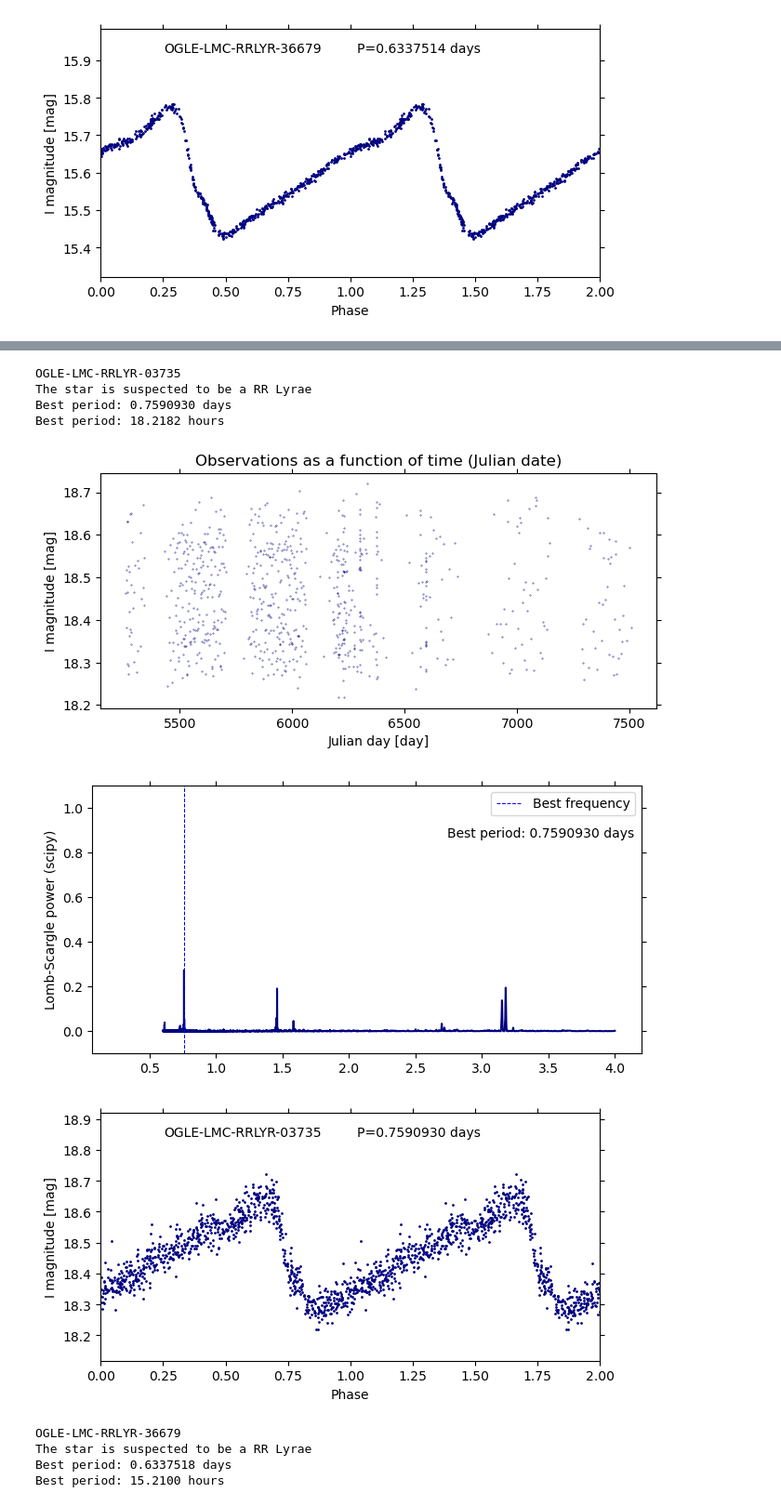
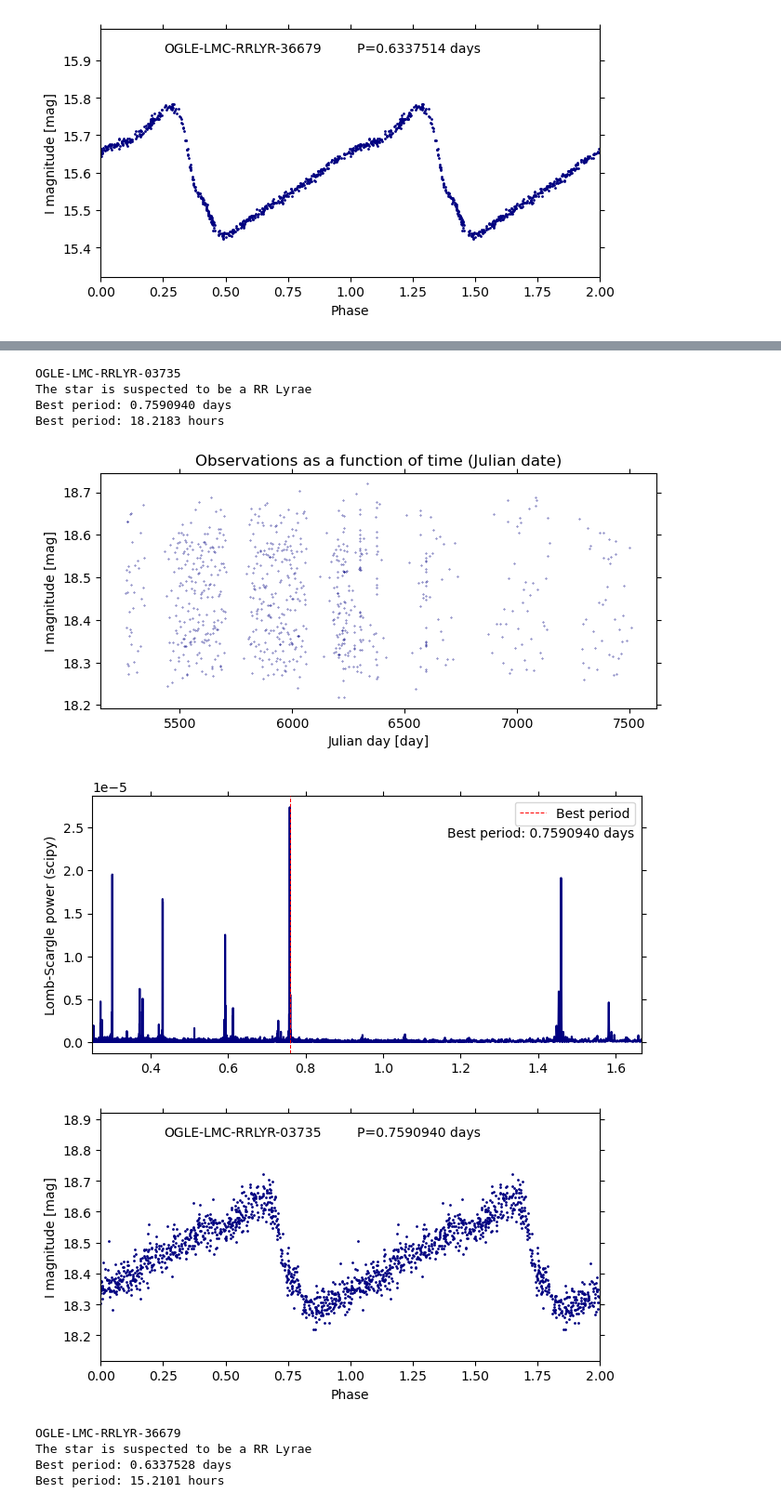
Before and after one commit to bertlem/variable_stars_classification, a Jupyter notebook: 01-Lomb-Scargle.ipynb, the cells around one changed output, grey strips where cells are left out. Shown at 93% size. Cells and saved outputs as stored; diff of their text form; code cells hidden in the pictures.

Commit message:
update plotting power spectrum (scipy flavour)

```diff
--- a/01-Lomb-Scargle.ipynb
+++ b/01-Lomb-Scargle.ipynb
@@ -155,7 +164,7 @@ def LombScarglePeriodogramm_scipy(lc, parameters):
 
     return ls, best_period, period_days, power
 # %%
-def plot_PowerSpectrum_astropy(frequency, power, parameters, star_ID):
+def plot_PowerSpectrum_astropy(frequency, power, parameters, star_ID, path_fig):
 
     # initialize the figure
     fig = plt.figure(figsize=(17.6*cm, 8.8*cm))
@@ -183,9 +192,10 @@ def plot_PowerSpectrum_astropy(frequency, power, parameters, star_ID):
     # finalize the figure
     fig.tight_layout()
     filename = 'PowerSpectrum_' + str(star_ID)+'.pdf'
-    fig.savefig(filename)
+    file = path_fig / str(filename)
+    fig.savefig(file)
 # %%
-def plot_PowerSpectrum_scipy(period, power, parameters, star_ID):
+def plot_PowerSpectrum_scipy(period, power, parameters, star_ID, path_fig):
 
     # initialize the figure
     fig = plt.figure(figsize=(17.6*cm, 8.8*cm))
@@ -195,25 +205,32 @@ def plot_PowerSpectrum_scipy(period, power, parameters, star_ID):
     ax.tick_params(axis='both', left=True, right=True, bottom=True, top=True, direction='out')
 
     (cd, fm, nf, minf, maxf, spp) = parameters
-    xmin = 0.07
-    xmax = 1.05 * maxf
+    xmin = period.min()
+    xtemp = period.max()
 
     best_period = period[np.argmax(power)]
     best_frequency = 1. / best_period
-    power = power*10000
 
+    # adjust x-axis limits
+    if best_period<10 and xtemp>2: # value adjusted to apply only to long period Cepheids
+        xmax = 0.1 * xtemp
+    elif best_period<30  and xtemp>2:
+        xmax = 0.33 * xtemp
+    else: xmax = xtemp
     ax.set_xlim(xmin,xmax)
-    ax.set_ylim(-0.1, 1.1)
+    # y-axis limits not set
+
     ax.plot(period, power, rasterized=True, color='navy')
 
-    ax.axvline(x = best_period, color = 'blue', linestyle = 'dashed', lw=0.75, label = 'Best frequency')
+    ax.axvline(x = best_period, color = 'red', linestyle = 'dashed', zorder=10, lw=0.75, label = 'Best period')
     ax.legend(loc = 'upper right')
     ax.annotate("Best period: {0:.7f} days".format(best_period), xy=(0.64, 0.77), xycoords='figure fraction')
 
     # finalize the figure
     fig.tight_layout()
     filename = 'PowerSpectrum_' + str(star_ID)+'.pdf'
-    fig.savefig(filename)
+    file = path_fig / str(filename)
+    fig.savefig(file)
 # %%
 def get_phased_lc(lc, best_period):
 
@@ -221,7 +238,7 @@ def get_phased_lc(lc, best_period):
 
     return lc
 # %%
-def plot_phased_lc(lc, star_ID):
+def plot_phased_lc(lc, star_ID, path_fig):
 
     # initialize the figure
     fig = plt.figure(figsize=(17.6*cm, 8.8*cm))
@@ -244,6 +261,7 @@ def plot_phased_lc(lc, star_ID):
     # finalize the figure
     fig.tight_layout()
     filename = 'Phased_lightcurve_' + str(star_ID)+'.pdf'
-    fig.savefig(filename)
+    file = path_fig / str(filename)
+    fig.savefig(file)
 # %% [markdown]
 OGLE-IV I-band lightcurves from a fundamental mode Cepheid and two RRab-type RR Lyrae in the Large Magellanic Cloud.
@@ -253,12 +273,12 @@ list_ID = ['OGLE-LMC-CEP-0091', 'OGLE-LMC-RRLYR-03735', 'OGLE-LMC-RRLYR-36679']
 for star_ID in list_ID:
     print(star_ID)
     parameters = get_parameters_from_suspected_class(star_ID)
-    lc = get_lc_data(star_ID)
+    lc = get_lc_data(path_local_data, star_ID)
     plot_raw_lc(lc, star_ID)
     ls, best_period, frequency, power = LombScarglePeriodogramm_astropy(lc, parameters)
-    plot_PowerSpectrum_astropy(frequency, power, parameters, star_ID)
+    plot_PowerSpectrum_astropy(frequency, power, parameters, star_ID, path_fig)
     get_phased_lc(lc, best_period)
-    plot_phased_lc(lc, star_ID)
+    plot_phased_lc(lc, star_ID, path_fig)
 # %% [output]
 OGLE-LMC-CEP-0091
 The star is suspected to be a Cepheid
@@ -284,13 +306,15 @@ Best period: 15.2100 hours
 # %%
+list_ID = ['OGLE-LMC-CEP-0091', 'OGLE-LMC-RRLYR-03735', 'OGLE-LMC-RRLYR-36679']
+
 for star_ID in list_ID:
     print(star_ID)
     parameters = get_parameters_from_suspected_class(star_ID)
-    lc = get_lc_data(star_ID)
+    lc = get_lc_data(path_local_data, star_ID)
     plot_raw_lc(lc, star_ID)
     ls, best_period, frequency, power = LombScarglePeriodogramm_scipy(lc, parameters)
-    plot_PowerSpectrum_scipy(frequency, power, parameters, star_ID)
+    plot_PowerSpectrum_scipy(frequency, power, parameters, star_ID, path_fig)
     get_phased_lc(lc, best_period)
-    plot_phased_lc(lc, star_ID)
+    plot_phased_lc(lc, star_ID, path_fig)
 # %% [output]
 OGLE-LMC-CEP-0091
 The star is suspected to be a Cepheid
@@ -302,12 +326,12 @@ Best period: 7.3098 hours
 OGLE-LMC-RRLYR-03735
 The star is suspected to be a RR Lyrae
-Best period: 0.7590930 days
-Best period: 18.2182 hours
+Best period: 0.7590940 days
+Best period: 18.2183 hours
 [figure]
-[figure, old version]
+[figure, new version]
-[figure, old version]
+[figure, new version]
 OGLE-LMC-RRLYR-36679
 The star is suspected to be a RR Lyrae
-Best period: 0.6337518 days
-Best period: 15.2100 hours
+Best period: 0.6337528 days
+Best period: 15.2101 hours
 [figure]
```
Also changed, not shown: parts of 17 cells of this notebook.
